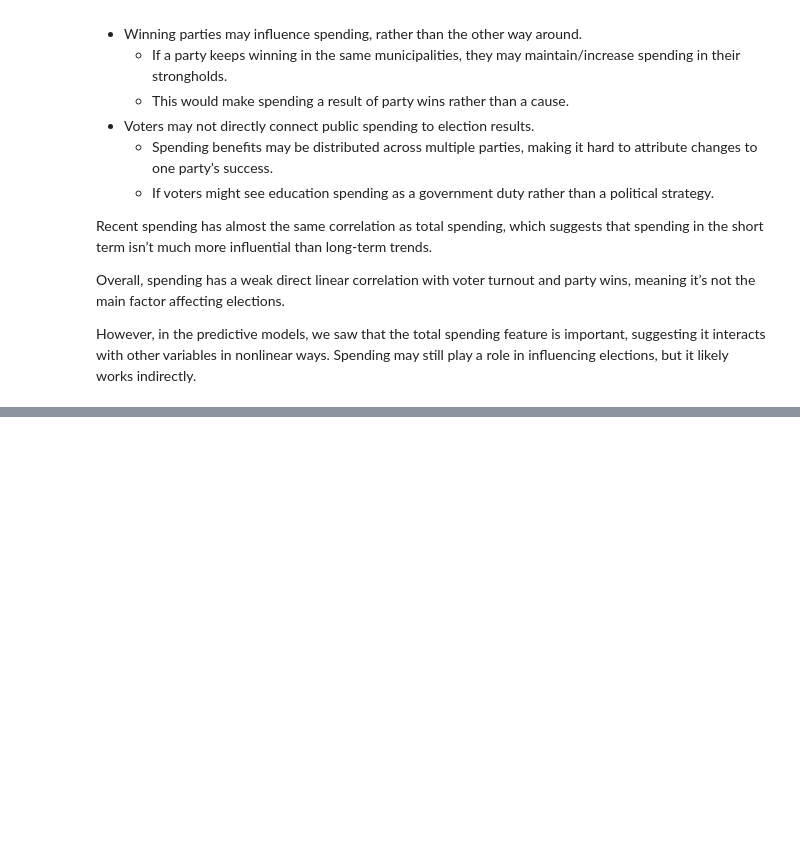
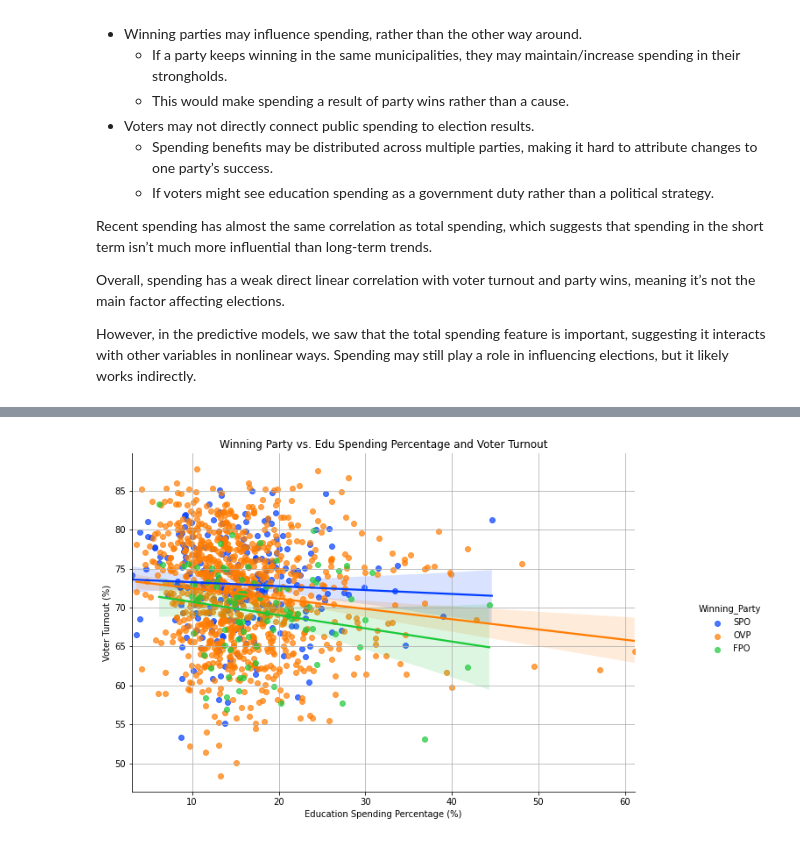
Before and after one commit to richietk/spark_project, a Jupyter notebook: spending_turnout.ipynb, the cells around one changed output, grey strips where cells are left out. Saved outputs shown, nothing was run; the diff lists cells and outputs as text; code cells hidden in the pictures; blank space fills up the shorter version.

```diff
--- a/spending_turnout.ipynb
+++ b/spending_turnout.ipynb
@@ -169,0 +143,11 @@ Graph 2 shows us that the most variation in education spending is in municipalit
+# %%
+# winning party vs. edu spending % and turnout
+g = sns.lmplot(data=merged_pdf, x="Edu_Spending_Percentage", y="Wahlbeteiligung",
+               hue="Winning_Party", palette="bright", scatter_kws={"alpha": 0.7})
+g.fig.set_size_inches(11, 6)
+plt.xlabel("Education Spending Percentage (%)")
+plt.ylabel("Voter Turnout (%)")
+plt.title("Winning Party vs. Edu Spending Percentage and Voter Turnout")
+plt.grid(True)
+# %% [output]
+[figure, added]
```
Also changed, not shown: parts of 19 cells of this notebook, 9 other files.
